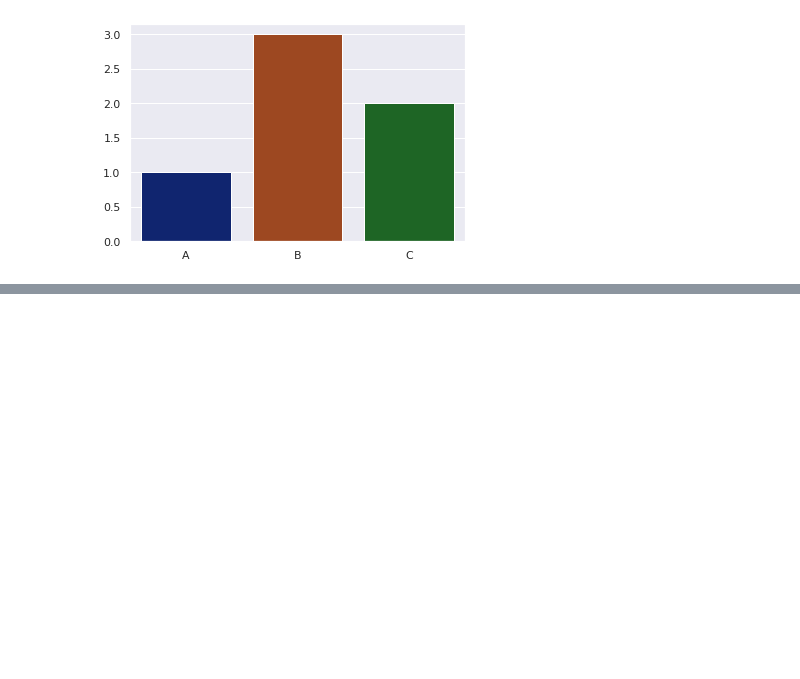
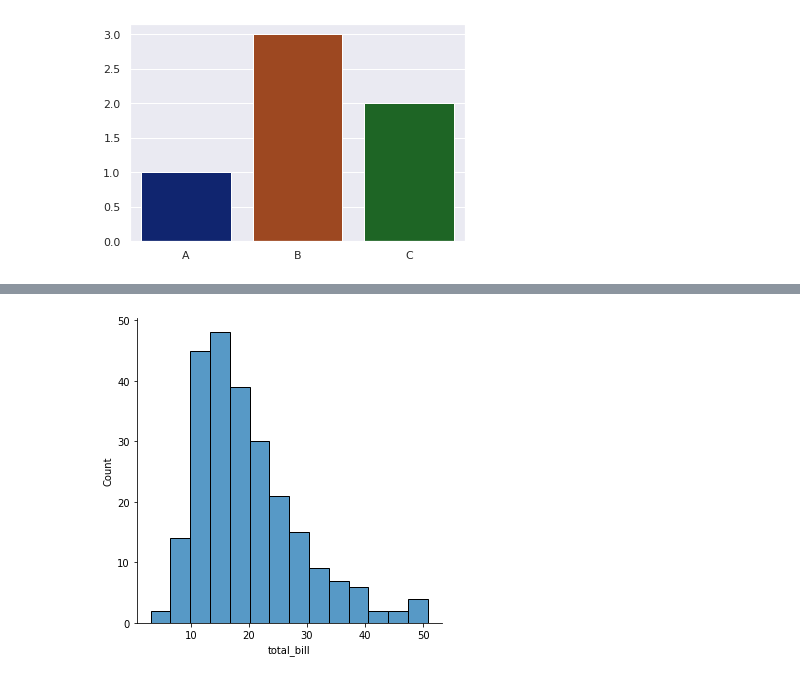
Before and after one commit to georgeduranh/ML, a Jupyter notebook: 1_visualizations/8_seaborn.ipynb, the cells around one changed output, grey strips where cells are left out. Cells and saved outputs as stored; diff of their text form; code cells hidden in the pictures; blank space fills up the shorter version.

```diff
--- a/1_visualizations/8_seaborn.ipynb
+++ b/1_visualizations/8_seaborn.ipynb
@@ -28,0 +31,3 @@ plt.show()
+# %%
+tips = sns.load_dataset('tips')
+tips
@@ -28,0 +48,6 @@ plt.show()
+# %%
+#PArameters  https://cheatography.com/aggialavura/cheat-sheets/python-seaborn-imgs/
+sns.displot(data=tips, x='total_bill')
+plt.show()
+# %% [output]
+[figure, added]
```
Also changed, not shown: parts of 9 cells of this notebook.
